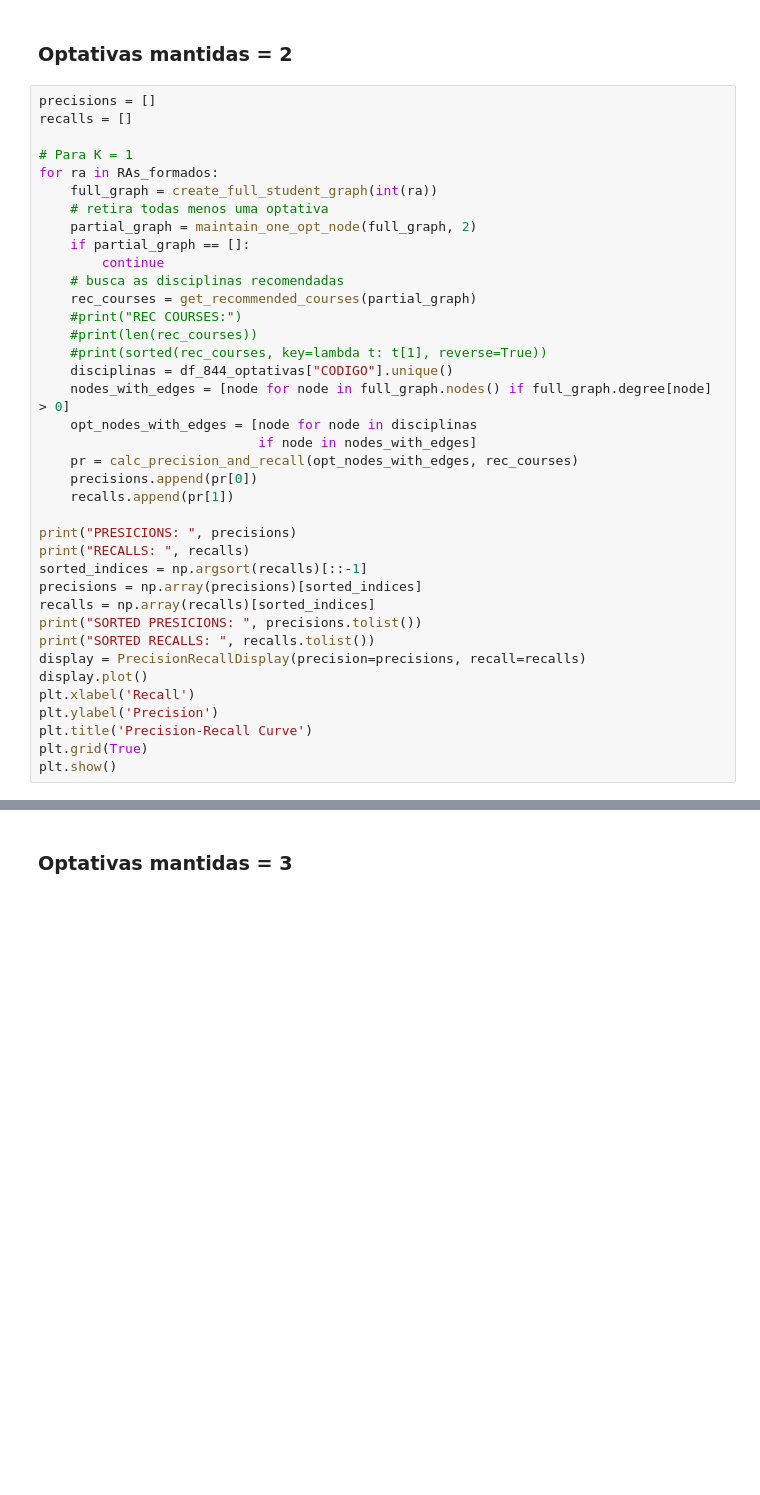
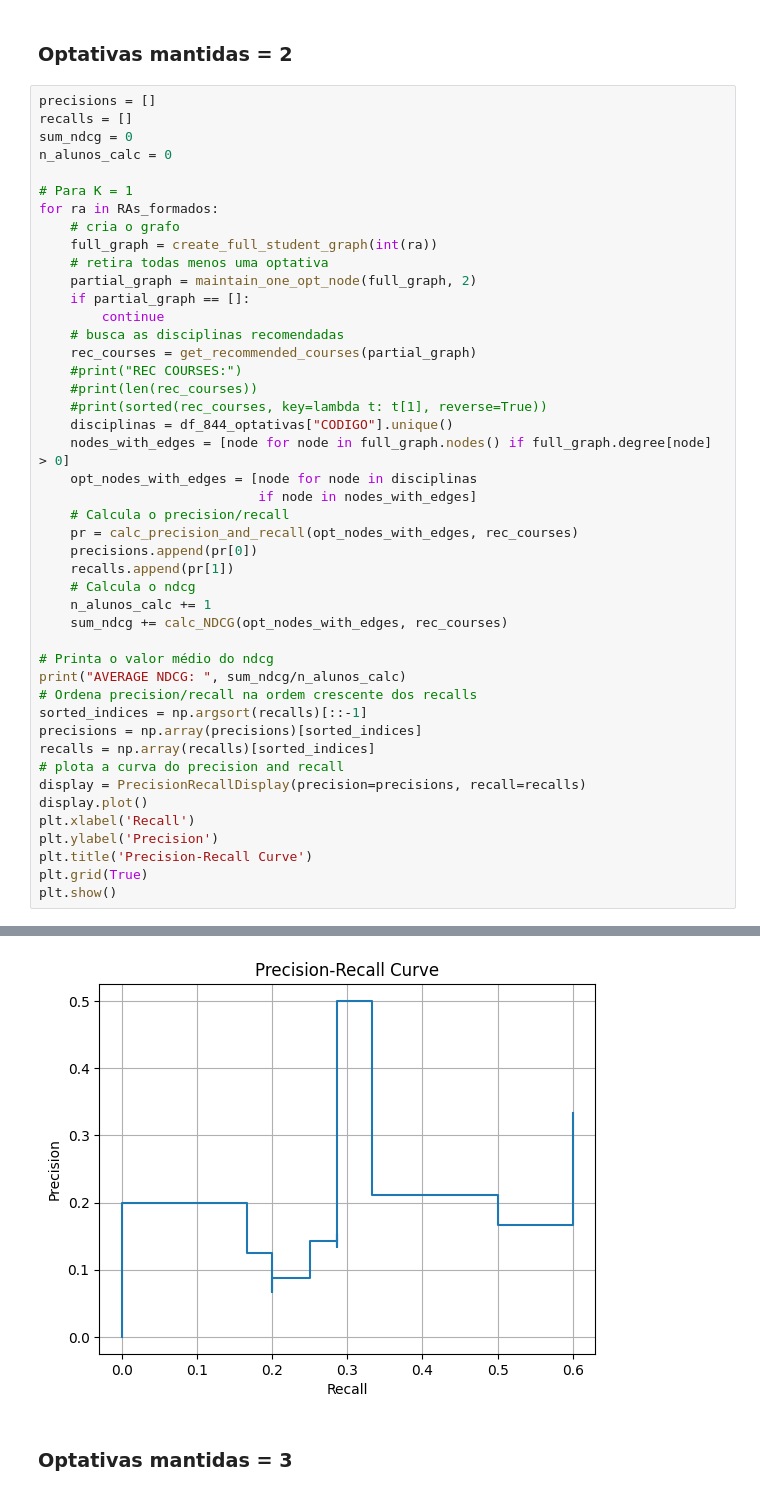
Before and after one commit to cesarvial/TCC_graphs_study, a Jupyter notebook: link_prediction/link_prediction_communities.ipynb, the cells around one changed output, grey strips where cells are left out. Cells and saved outputs as stored; diff of their text form; blank space fills up the shorter version.

```diff
--- a/link_prediction/link_prediction_communities.ipynb
+++ b/link_prediction/link_prediction_communities.ipynb
@@ -497,9 +539,12 @@ SORTED RECALLS:  [0.6, 0.5, 0.5, 0.42857142857142855, 0.42857142857142855, 0.428
 # %%
 precisions = []
 recalls = []
+sum_ndcg = 0
+n_alunos_calc = 0
 
 # Para K = 1
 for ra in RAs_formados:
+    # cria o grafo
     full_graph = create_full_student_graph(int(ra))
     # retira todas menos uma optativa
     partial_graph = maintain_one_opt_node(full_graph, 2)
@@ -514,17 +559,21 @@ for ra in RAs_formados:
     nodes_with_edges = [node for node in full_graph.nodes() if full_graph.degree[node] > 0]
     opt_nodes_with_edges = [node for node in disciplinas
                             if node in nodes_with_edges]
+    # Calcula o precision/recall
     pr = calc_precision_and_recall(opt_nodes_with_edges, rec_courses)
     precisions.append(pr[0])
     recalls.append(pr[1])
+    # Calcula o ndcg
+    n_alunos_calc += 1
+    sum_ndcg += calc_NDCG(opt_nodes_with_edges, rec_courses)
 
-print("PRESICIONS: ", precisions)
-print("RECALLS: ", recalls)
+# Printa o valor médio do ndcg
+print("AVERAGE NDCG: ", sum_ndcg/n_alunos_calc)
+# Ordena precision/recall na ordem crescente dos recalls
 sorted_indices = np.argsort(recalls)[::-1]
 precisions = np.array(precisions)[sorted_indices]
 recalls = np.array(recalls)[sorted_indices]
-print("SORTED PRESICIONS: ", precisions.tolist())
-print("SORTED RECALLS: ", recalls.tolist())
+# plota a curva do precision and recall
 display = PrecisionRecallDisplay(precision=precisions, recall=recalls)
 display.plot()
 plt.xlabel('Recall')
@@ -553,3 +589,4 @@ RECALLS:  [0.16666666666666666, 0.5, 0.0, 0.42857142857142855, 0.714285714285714
+[figure, added]
 # %% [markdown]
 ### Optativas mantidas = 3
 # %%
```
Also changed, not shown: parts of 13 cells of this notebook, 1 other file.
